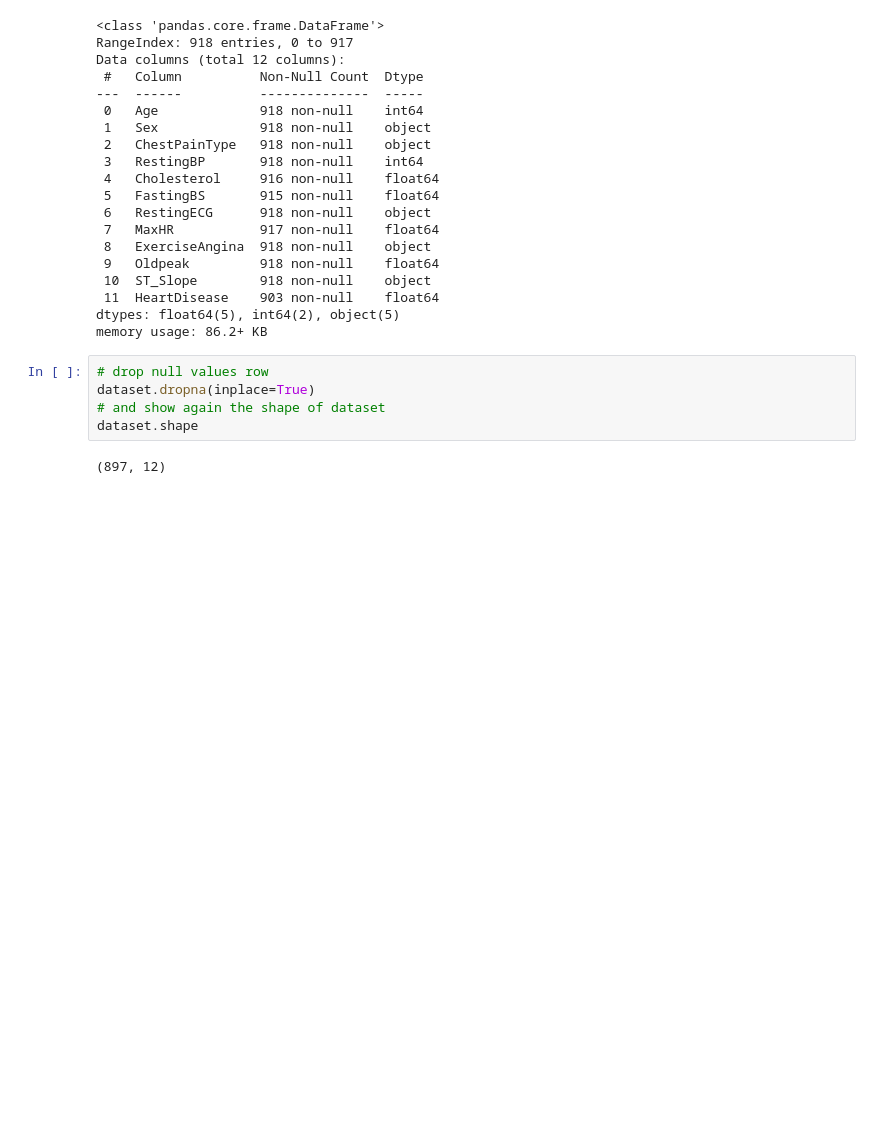
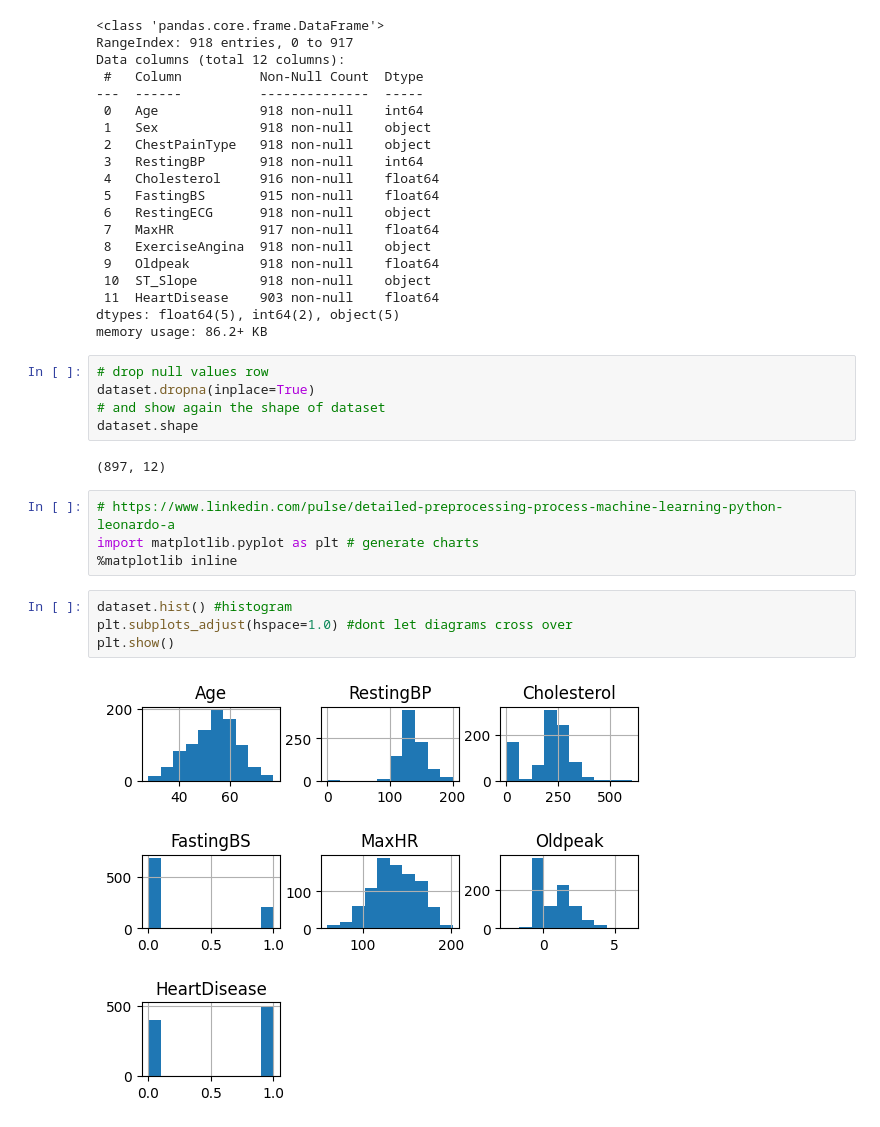
Before and after one commit to WanJing923/ML_code, a Jupyter notebook: code.ipynb, the cells around one changed output. Saved outputs shown, nothing was run; the diff lists cells and outputs as text; blank space fills up the shorter version.

Commit message:
data visualization doing

```diff
--- a/code.ipynb
+++ b/code.ipynb
@@ -80,3 +80,13 @@ dataset.dropna(inplace=True)
 dataset.shape
 # %% [output]
 (897, 12)
+# %%
+# https://www.linkedin.com/pulse/detailed-preprocessing-process-machine-learning-python-leonardo-a
+import matplotlib.pyplot as plt # generate charts
+%matplotlib inline
+# %%
+dataset.hist() #histogram
+plt.subplots_adjust(hspace=1.0) #dont let diagrams cross over
+plt.show()
+# %% [output]
+[figure, added]
```
Also changed, not shown: parts of 2 cells of this notebook, 8 other files.
